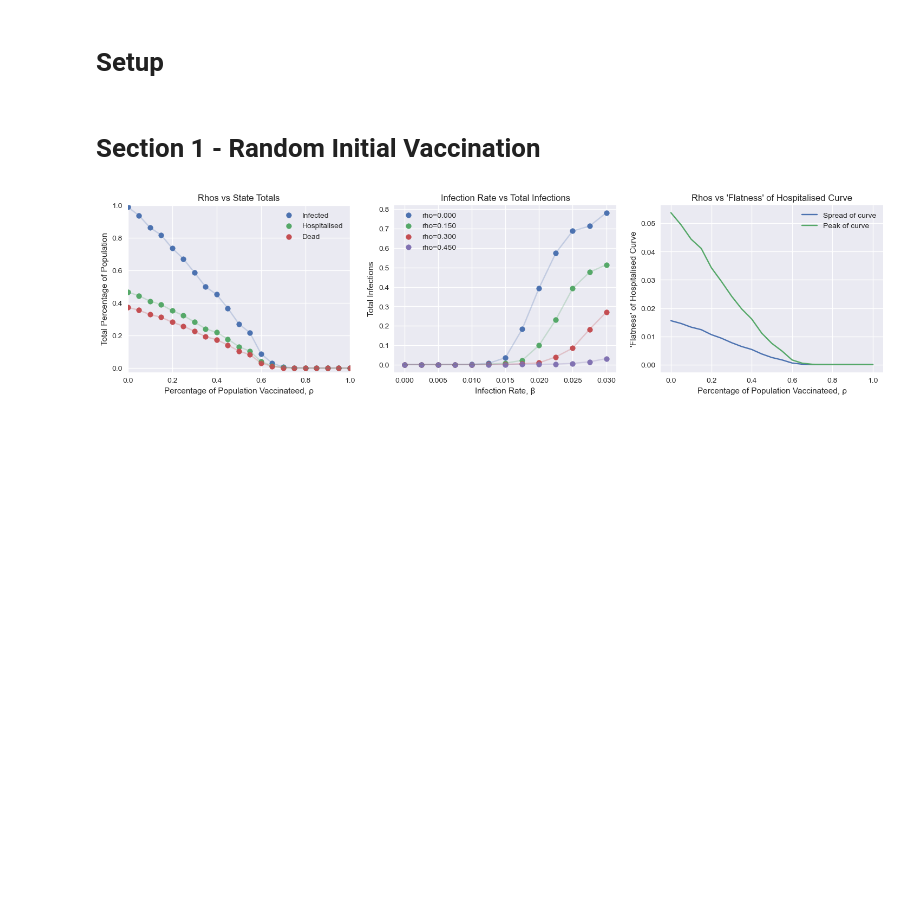
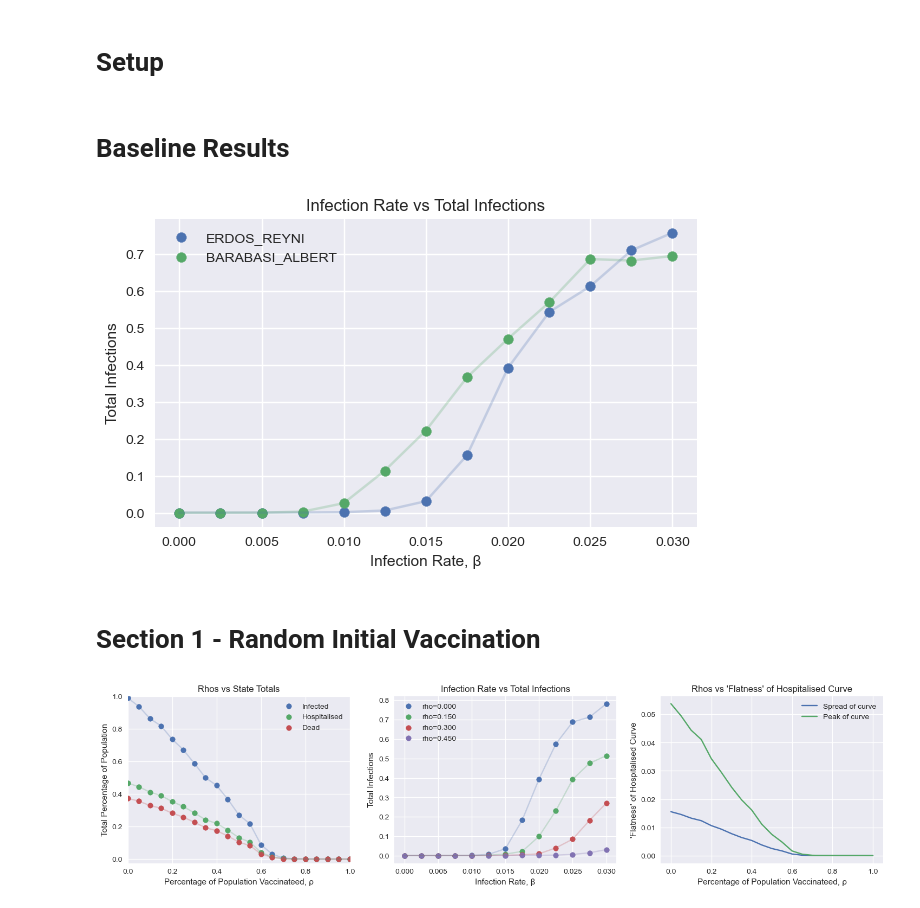
Before and after one commit to lucaswarwick02/Part-III-Individual-Project, a Jupyter notebook: notebooks/results.ipynb, the cells around one changed output. Cells and saved outputs as stored; diff of their text form; code cells hidden in the pictures; blank space fills up the shorter version.

Commit message:
Add results for critical baselines

```diff
--- a/notebooks/results.ipynb
+++ b/notebooks/results.ipynb
@@ -10,6 +10,29 @@ import seaborn as sns
 
 
 plt.style.use('seaborn')
+# %%
+def plot_critical_baseline (run_folder: str):
+    file_names = ['ERDOS_REYNI.csv', 'BARABASI_ALBERT.csv']
+
+    plt.figure(figsize=(7, 4))
+
+    for file_name in file_names:
+        run_folder_path = os.path.join(os.path.abspath('../'), 'records', run_folder, file_name)
+
+        results_df = pd.read_csv(run_folder_path)
+
+        Xy = list(zip(results_df['InfectionRate'].values, results_df['TotalInfected'].values))
+        Xy.sort()
+
+        plt.scatter([x for x, _ in Xy], [y for _, y in Xy], label=file_name[:-4])
+        plt.plot([x for x, _ in Xy], [y for _, y in Xy], alpha=0.25)
+
+    plt.title('Infection Rate vs Total Infections')
+    plt.xlabel('Infection Rate, β')
+    plt.ylabel('Total Infections')
+
+    plt.legend()
+    plt.show()
 # %%
 def plot_results (run_folder: str, strategy: str):
     run_folder_path = os.path.join(os.path.abspath('../'), 'records', run_folder)
@@ -154,6 +177,12 @@ def plot_heatmap(run_folder: str, state: str):
     plt.title('Total ' + state)
 
     plt.show()
+# %% [markdown]
+# Baseline Results
+# %%
+plot_critical_baseline('critical_baseline')
+# %% [output]
+[figure, added]
 # %% [markdown]
 # Section 1 - Random Initial Vaccination
 # %%
```
Also changed, not shown: 3 other files.
